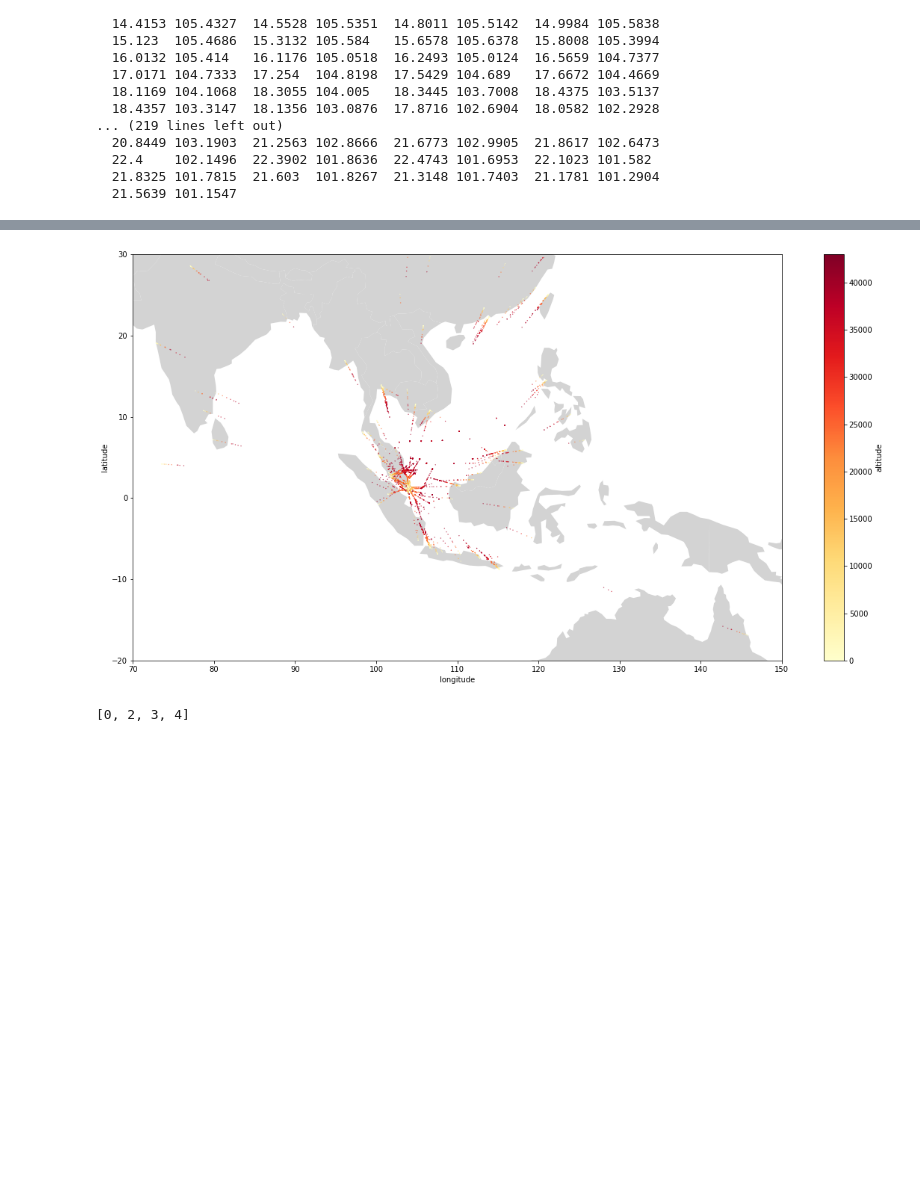
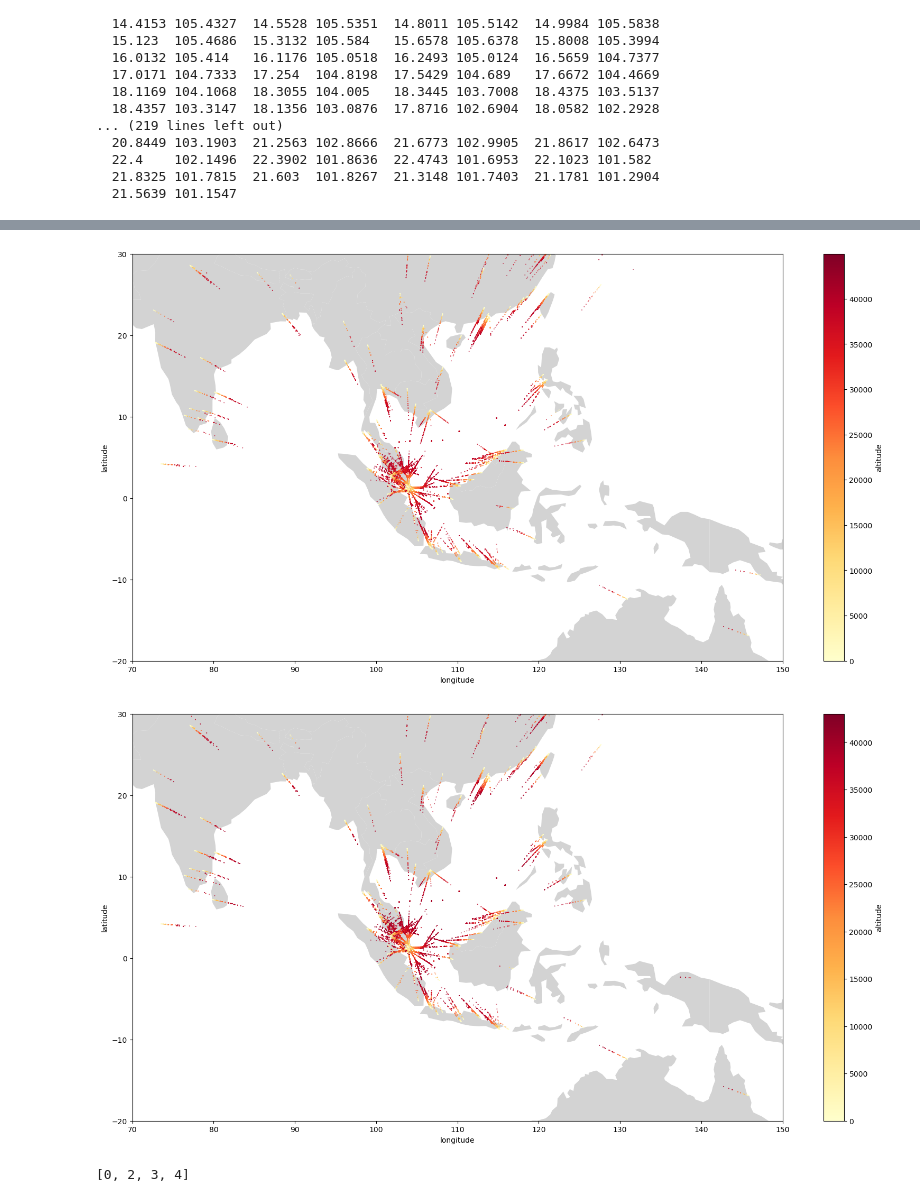
Before and after one commit to michaschultz/mobileSector, a Jupyter notebook: msdata/prepareFIR.ipynb, the cells around one changed output, grey strips where cells are left out. Saved outputs shown, nothing was run; the diff lists cells and outputs as text; code cells hidden in the pictures; blank space fills up the shorter version.

```diff
--- a/msdata/prepareFIR.ipynb
+++ b/msdata/prepareFIR.ipynb
@@ -55,13 +93,24 @@ NameError: name 'rf' is not defined
 # %%
 from readflights import ReadFlights
 import sys
 
 rf = ReadFlights()
-rf.open(nMax=sys.maxsize)
+rf.openPKL(fileName = "../../../localdata/t_future_flas_240_fra_01.pkl", nMax=sys.maxsize)
 
-rf.plotFlights(rf.getFlightList()[:20000], time=([3600*10, 3600*12])) #, flightResample)
+# rf.plotFlights(rf.getFlightList()[:20000], time=([3600*10, 3600*12])) #, flightResample)
+
+day = 4
+df = rf.df[rf.df['time'].between(86400*day + 0, 86400*day + 60*60*24)]
+
+rf.plotFlights(list, df = df)
+
+day = 2
+df = rf.df[rf.df['time'].between(86400*day + 0, 86400*day + 60*60*24)]
+
+rf.plotFlights(list, df = df)
 # %% [output]
-[figure, old version]
+[figure, new version]
+[figure, added]
 # %%
 import rdp as RDP
 import numpy as np
```
Also changed, not shown: parts of 5 cells of this notebook, 1 other file.
